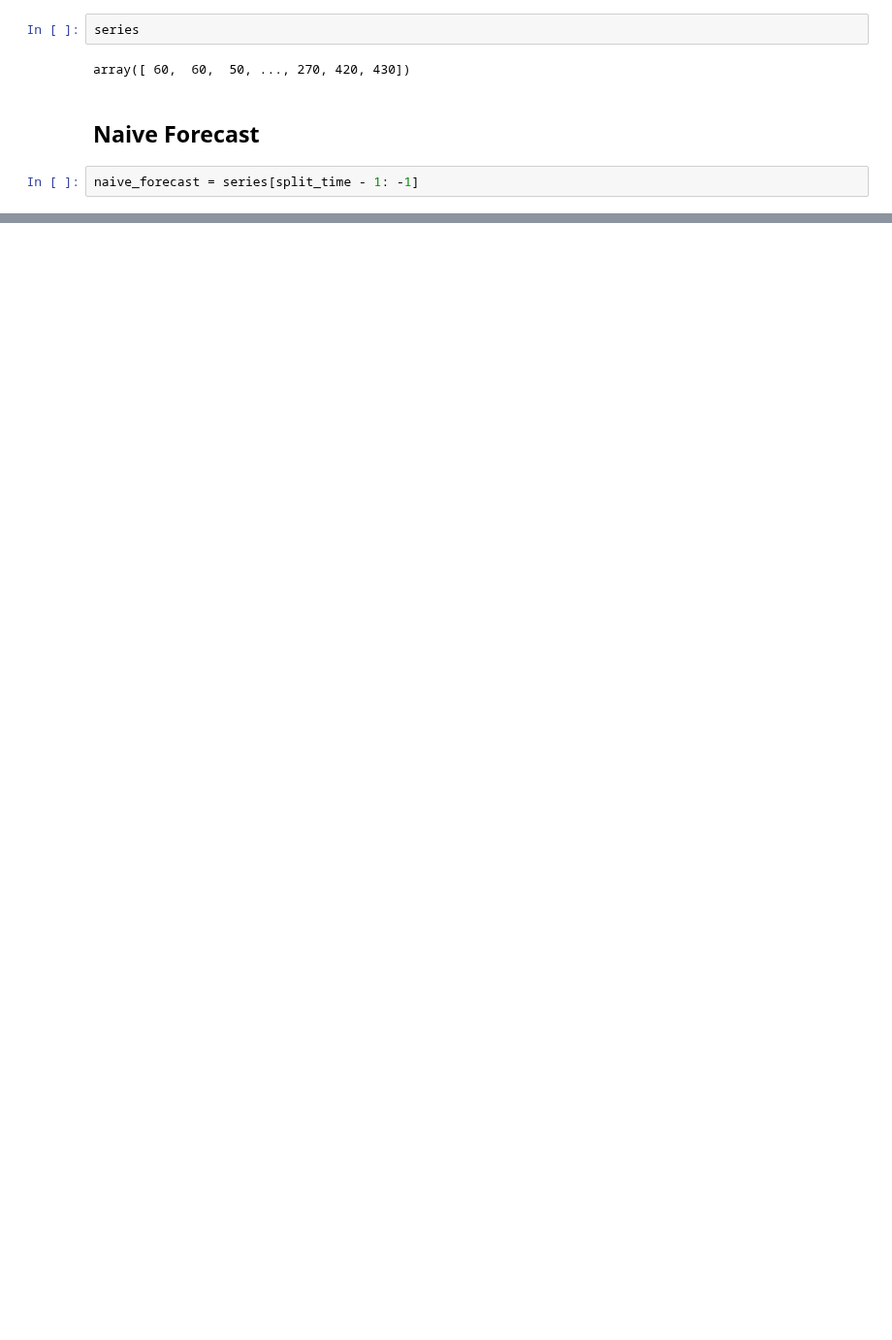
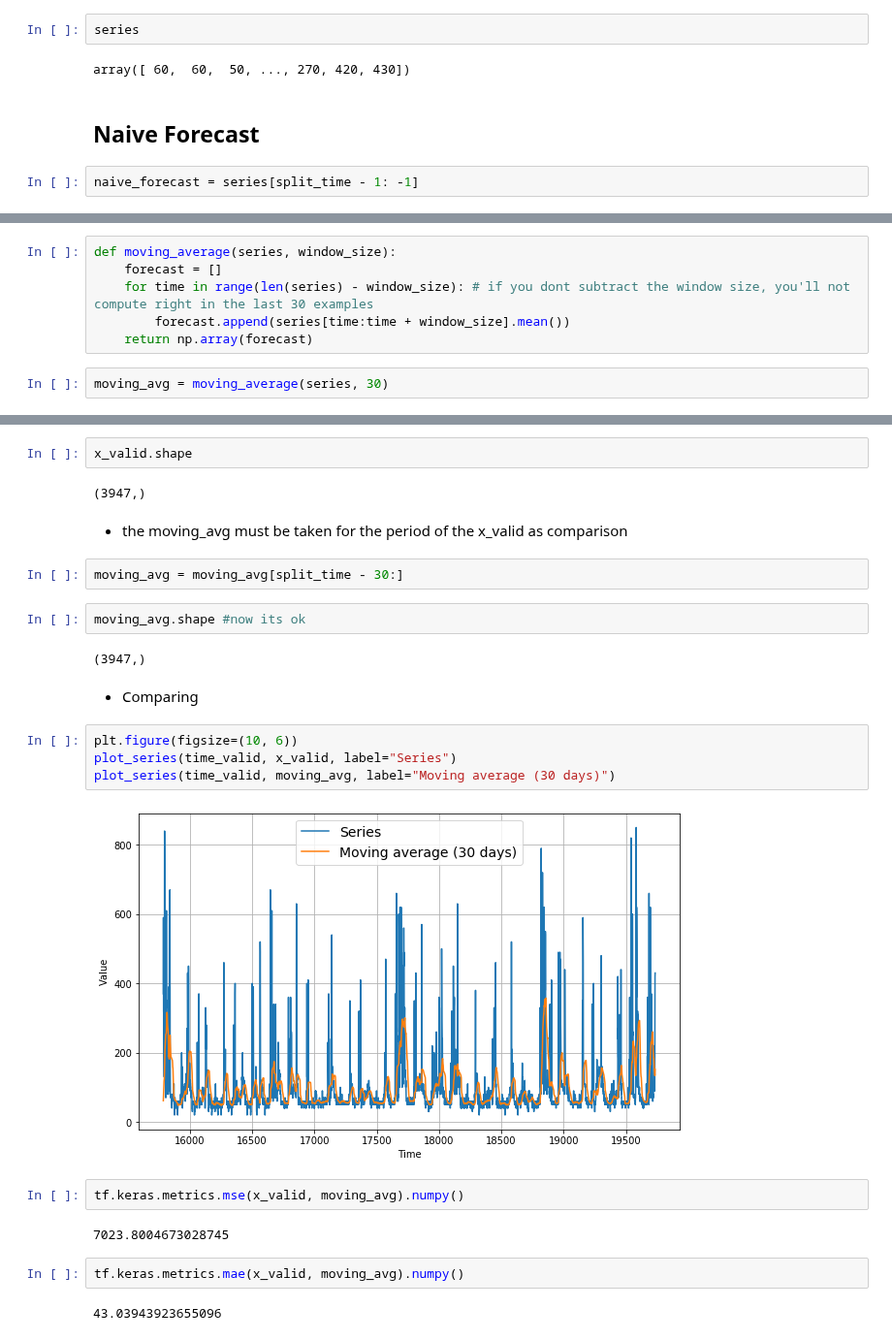
Before and after one commit to ItamarRocha/Machine-Learning-and-Data-Analysis, a Jupyter notebook: TimeSeries/code2_practice.ipynb, the cells around one changed output, grey strips where cells are left out. Shown at 97% size. Saved outputs shown, nothing was run; the diff lists cells and outputs as text; blank space fills up the shorter version.

```diff
--- a/TimeSeries/code2_practice.ipynb
+++ b/TimeSeries/code2_practice.ipynb
@@ -108,0 +130,8 @@ plot_series(time_valid, naive_forecast, label="Forecast")
+# %%
+def moving_average(series, window_size):
+    forecast = []
+    for time in range(len(series) - window_size): # if you dont subtract the window size, you'll not compute right in the last 30 examples
+        forecast.append(series[time:time + window_size].mean())
+    return np.array(forecast)
+# %%
+moving_avg = moving_average(series, 30)
@@ -108,0 +142,28 @@ plot_series(time_valid, naive_forecast, label="Forecast")
+# %%
+x_valid.shape
+# %% [output]
+(3947,)
+# %% [markdown]
+* the moving_avg must be taken for the period of the x_valid as comparison
+# %%
+moving_avg = moving_avg[split_time - 30:]
+# %%
+moving_avg.shape #now its ok
+# %% [output]
+(3947,)
+# %% [markdown]
+* Comparing
+# %%
+plt.figure(figsize=(10, 6))
+plot_series(time_valid, x_valid, label="Series")
+plot_series(time_valid, moving_avg, label="Moving average (30 days)")
+# %% [output]
+[figure, added]
+# %%
+tf.keras.metrics.mse(x_valid, moving_avg).numpy()
+# %% [output]
+7023.8004673028745
+# %%
+tf.keras.metrics.mae(x_valid, moving_avg).numpy()
+# %% [output]
+43.03943923655096
```
Also changed, not shown: parts of 33 cells of this notebook.
